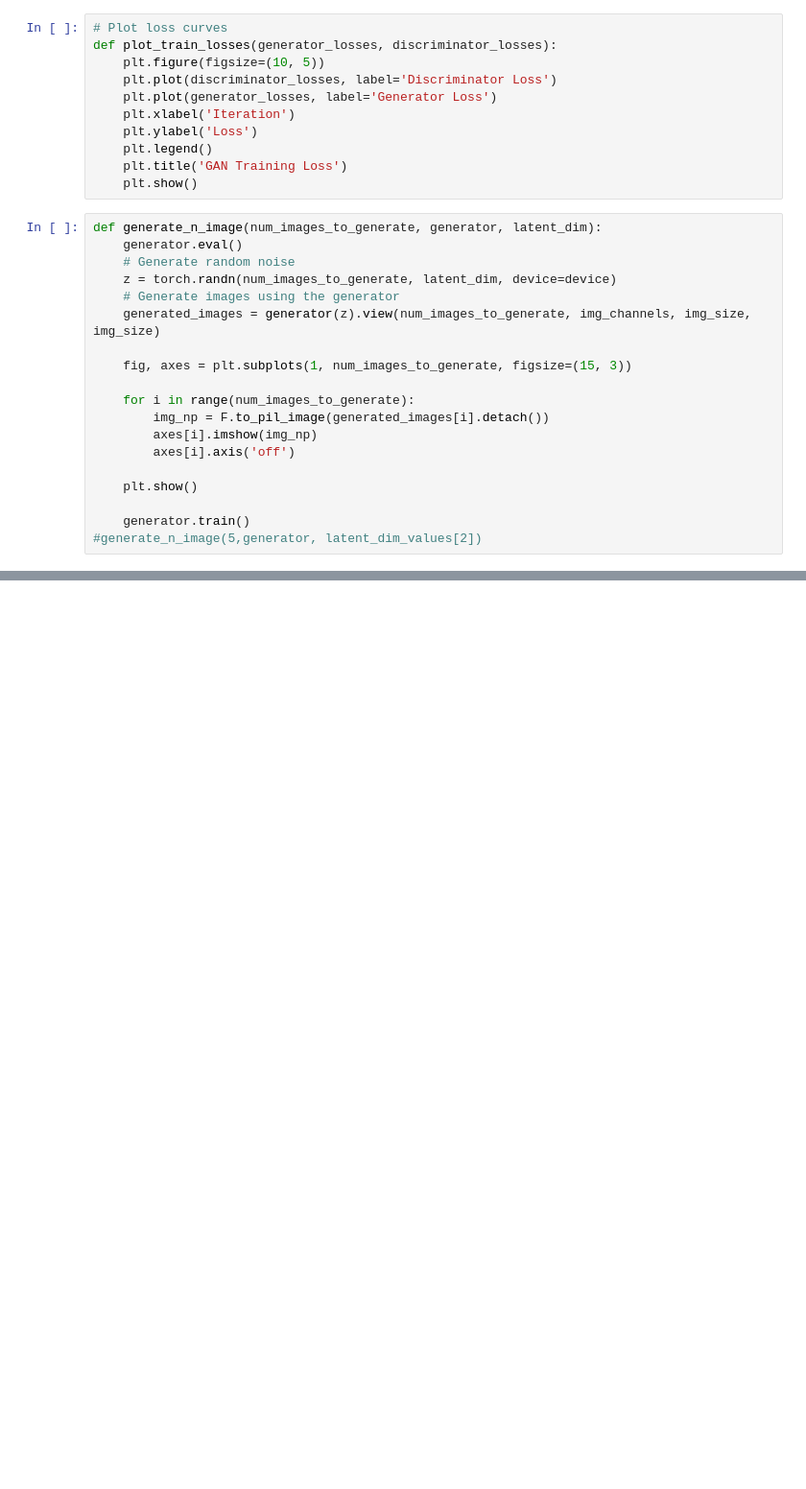
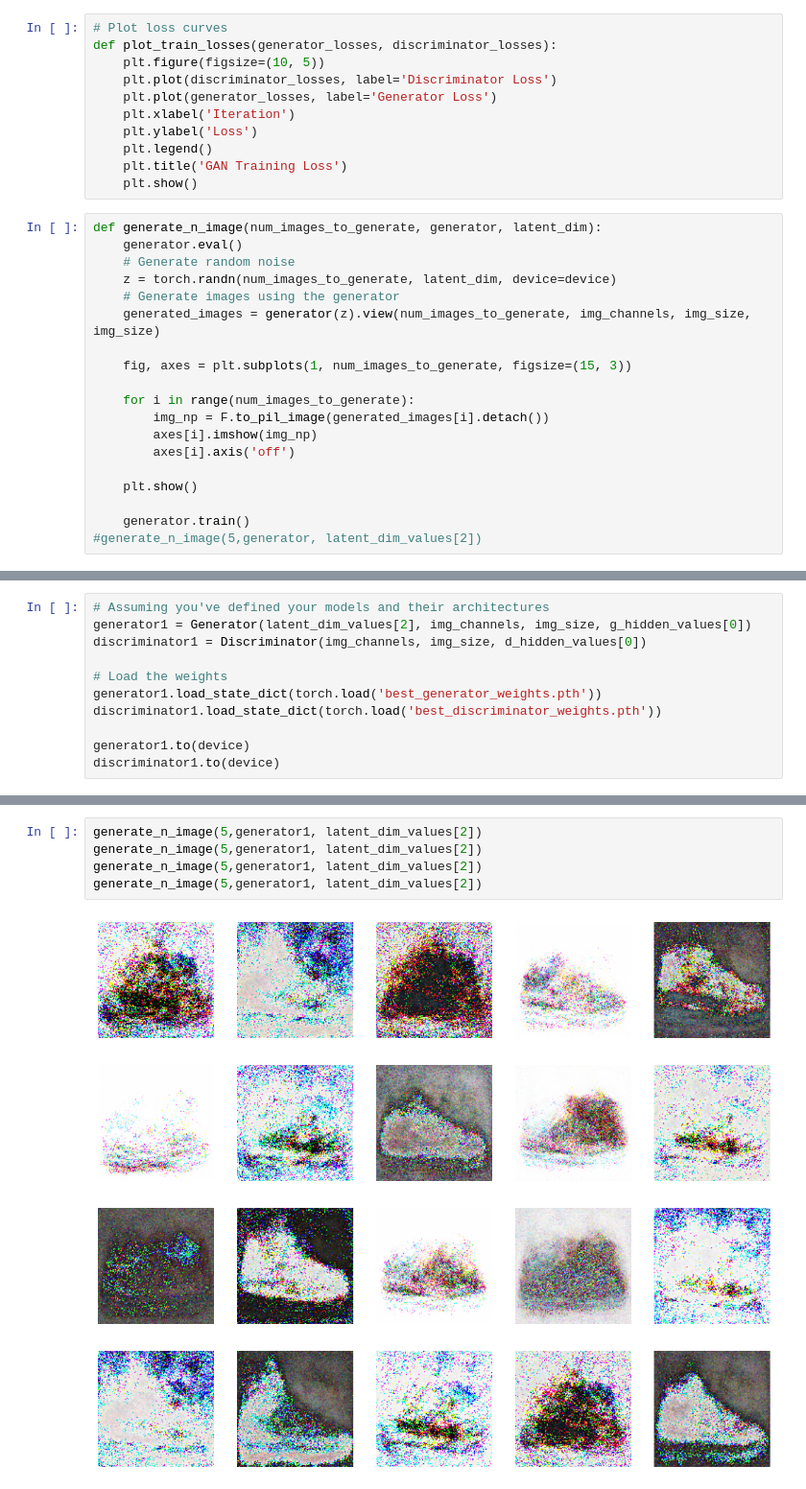
Before and after one commit to Yair7799/nike-ds-project, a Jupyter notebook: nike_gan.ipynb, the cells around one changed output, grey strips where cells are left out. Shown at 96% size. Drawn from its saved outputs; the diff is of its cells as text; blank space fills up the shorter version.

```diff
--- a/nike_gan.ipynb
+++ b/nike_gan.ipynb
@@ -315,0 +343,11 @@ a = hparams_tuning(num_epochs)
+# %%
+# Assuming you've defined your models and their architectures
+generator1 = Generator(latent_dim_values[2], img_channels, img_size, g_hidden_values[0])
+discriminator1 = Discriminator(img_channels, img_size, d_hidden_values[0])
+
+# Load the weights
+generator1.load_state_dict(torch.load('best_generator_weights.pth'))
+discriminator1.load_state_dict(torch.load('best_discriminator_weights.pth'))
+
+generator1.to(device)
+discriminator1.to(device)
@@ -315,0 +365,10 @@ a = hparams_tuning(num_epochs)
+# %%
+generate_n_image(5,generator1, latent_dim_values[2])
+generate_n_image(5,generator1, latent_dim_values[2])
+generate_n_image(5,generator1, latent_dim_values[2])
+generate_n_image(5,generator1, latent_dim_values[2])
+# %% [output]
+[figure, added]
+[figure, added]
+[figure, added]
+[figure, added]
```
Also changed, not shown: parts of 9 cells of this notebook, 2 other files.
